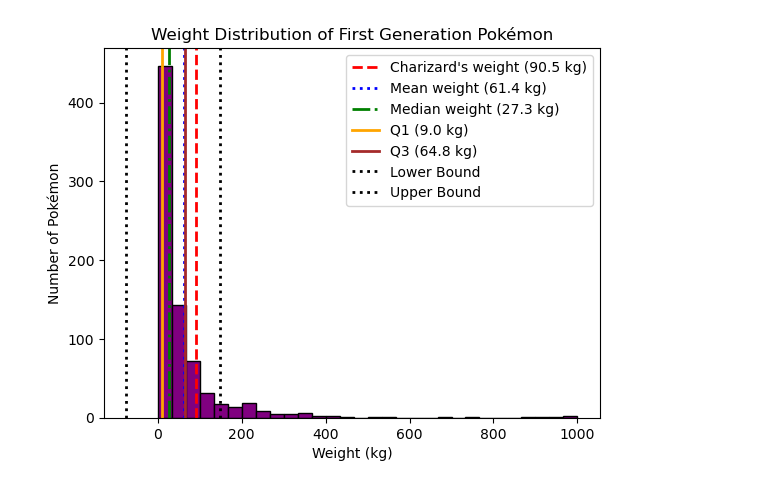
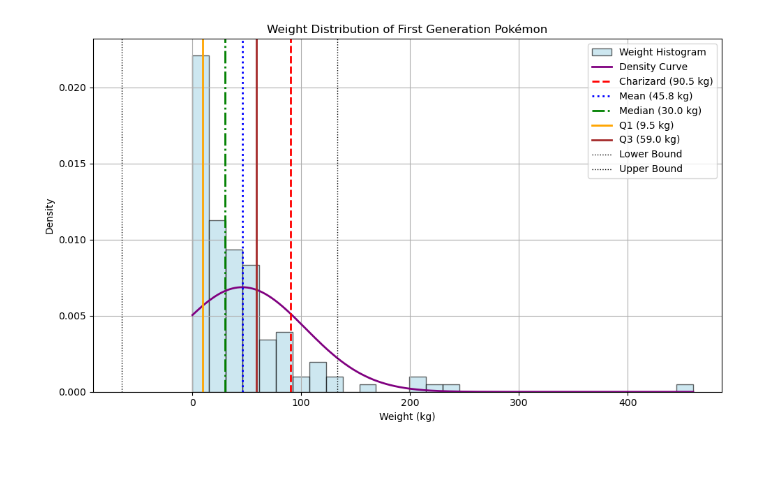
Before and after one commit to navyaasinghvi/AI-CCIC, a Jupyter notebook: pokemon.ipynb, the cells around one changed output. Saved outputs shown, nothing was run; the diff lists cells and outputs as text; code cells hidden in the pictures; blank space fills up the shorter version.

```diff
--- a/pokemon.ipynb
+++ b/pokemon.ipynb
@@ -6,59 +6,81 @@ This study is an observational study because it analyzes existing data on Pokém
 # %%
 import pandas as pd
 import matplotlib.pyplot as plt
+from scipy.stats import norm
+import numpy as np
 
-# Load your dataset
+# Load dataset
 data = pd.read_csv('pokemon.csv')
 
-# Find Charizard's weight
-charizard_weight = data.loc[data['name'] == 'Charizard', 'weight_kg'].values[0]
+# Filter to only Generation 1 Pokémon
+gen1_data = data[data['generation'] == 1]
+weights = gen1_data['weight_kg']
 
-# Calculate mean, median, Q1, Q3, IQR, and standard deviation weights of all Pokémon
-weights = data['weight_kg']
+# Charizard's weight
+charizard_weight = gen1_data.loc[gen1_data['name'] == 'Charizard', 'weight_kg'].values[0]
+
+# Basic statistics
 mean_weight = weights.mean()
 median_weight = weights.median()
-q1 = weights.quantile(0.25)  # First quartile (25th percentile)
-q3 = weights.quantile(0.75)  # Third quartile (75th percentile)
-iqr = q3 - q1                # Interquartile range
-std_dev = weights.std()      # Standard deviation
-
-# Calculate outlier bounds
+std_dev = weights.std()
+q1 = weights.quantile(0.25)
+q3 = weights.quantile(0.75)
+iqr = q3 - q1
 lower_bound = q1 - 1.5 * iqr
 upper_bound = q3 + 1.5 * iqr
-
-# Find outliers
 outliers = weights[(weights < lower_bound) | (weights > upper_bound)]
 
-print(f"Q1 (25th percentile): {q1:.2f} kg")
-print(f"Q3 (75th percentile): {q3:.2f} kg")
-print(f"IQR (Interquartile Range): {iqr:.2f} kg")
+# Z-score and percentile
+z_score = (charizard_weight - mean_weight) / std_dev
+percentile = norm.cdf(z_score) * 100
+
+# Print results
+print(f"Charizard's weight: {charizard_weight} kg")
+print(f"Mean weight: {mean_weight:.2f} kg")
+print(f"Median weight: {median_weight:.2f} kg")
 print(f"Standard Deviation: {std_dev:.2f} kg")
-print(f"Lower bound for outliers: {lower_bound:.2f} kg")
-print(f"Upper bound for outliers: {upper_bound:.2f} kg")
-print(f"Outliers:\n{outliers}")
+print(f"Q1: {q1:.2f} kg, Q3: {q3:.2f} kg, IQR: {iqr:.2f} kg")
+print(f"Outlier Lower Bound: {lower_bound:.2f} kg")
+print(f"Outlier Upper Bound: {upper_bound:.2f} kg")
+print(f"Z-score of Charizard: {z_score:.2f}")
+print(f"Percentile of Charizard: {percentile:.2f}%")
+print(f"Number of Outliers: {len(outliers)}")
 
-# Plot histogram of weights
-plt.hist(weights, bins=30, color='purple', edgecolor='black')
-plt.axvline(charizard_weight, color='red', linestyle='dashed', linewidth=2, label=f"Charizard's weight ({charizard_weight} kg)")
-plt.axvline(mean_weight, color='blue', linestyle='dotted', linewidth=2, label=f"Mean weight ({mean_weight:.1f} kg)")
-plt.axvline(median_weight, color='green', linestyle='dashdot', linewidth=2, label=f"Median weight ({median_weight:.1f} kg)")
+# Plot histogram and density curve
+plt.figure(figsize=(10, 6))
+
+# Histogram (normalized)
+plt.hist(weights, bins=30, color='lightblue', edgecolor='black', density=True, alpha=0.6, label='Weight Histogram')
+
+# Density curve
+x_vals = np.linspace(weights.min(), weights.max(), 1000)
+density = norm.pdf(x_vals, mean_weight, std_dev)
+plt.plot(x_vals, density, color='purple', linewidth=2, label='Density Curve')
+
+# Add vertical lines
+plt.axvline(charizard_weight, color='red', linestyle='dashed', linewidth=2, label=f"Charizard ({charizard_weight} kg)")
+plt.axvline(mean_weight, color='blue', linestyle='dotted', linewidth=2, label=f"Mean ({mean_weight:.1f} kg)")
+plt.axvline(median_weight, color='green', linestyle='dashdot', linewidth=2, label=f"Median ({median_weight:.1f} kg)")
 plt.axvline(q1, color='orange', linestyle='solid', linewidth=2, label=f"Q1 ({q1:.1f} kg)")
 plt.axvline(q3, color='brown', linestyle='solid', linewidth=2, label=f"Q3 ({q3:.1f} kg)")
-plt.axvline(lower_bound, color='black', linestyle='dotted', linewidth=2, label='Lower Bound')
-plt.axvline(upper_bound, color='black', linestyle='dotted', linewidth=2, label='Upper Bound')
+plt.axvline(lower_bound, color='black', linestyle='dotted', linewidth=1, label='Lower Bound')
+plt.axvline(upper_bound, color='black', linestyle='dotted', linewidth=1, label='Upper Bound')
+
+# Plot settings
 plt.title('Weight Distribution of First Generation Pokémon')
 plt.xlabel('Weight (kg)')
-plt.ylabel('Number of Pokémon')
+plt.ylabel('Density')
 plt.legend()
+plt.grid(True)
+plt.tight_layout()
 plt.show()
 
-# Print Conclusion
+# Conclusion
 print("\nConclusion:")
-print(f"Charizard's weight is {charizard_weight} kg, which is above the median weight of {median_weight:.1f} kg and mean weight of {mean_weight:.1f} kg for first generation Pokémon.")
-print(f"The interquartile range (IQR) of weights is {iqr:.2f} kg, with lower and upper bounds for outliers at {lower_bound:.2f} kg and {upper_bound:.2f} kg, respectively.")
-print(f"The standard deviation of the weights is {std_dev:.2f} kg.")
+print(f"Charizard weighs {charizard_weight} kg, placing it in approximately the {percentile:.1f}th percentile among first-generation Pokémon.")
+print(f"Its z-score of {z_score:.2f} indicates it is {abs(z_score):.2f} standard deviations {'above' if z_score > 0 else 'below'} the mean.")
 if charizard_weight > upper_bound:
-    print("Charizard's weight is considered an outlier, meaning it is much heavier than most first generation Pokémon.")
+    print("Charizard is considered an outlier (very heavy compared to others).")
 else:
-    print("Charizard's weight is not an outlier and falls within the normal weight range of first generation Pokémon.")
+    print("Charizard is not an outlier and falls within the typical weight range.")
 # %% [output]
@@ -84,2 +97,2 @@ Name: weight_kg, Length: 80, dtype: float64
-[figure, old version]
+[figure, new version]
 Conclusion:
```
Also changed, not shown: parts of 2 cells of this notebook.
